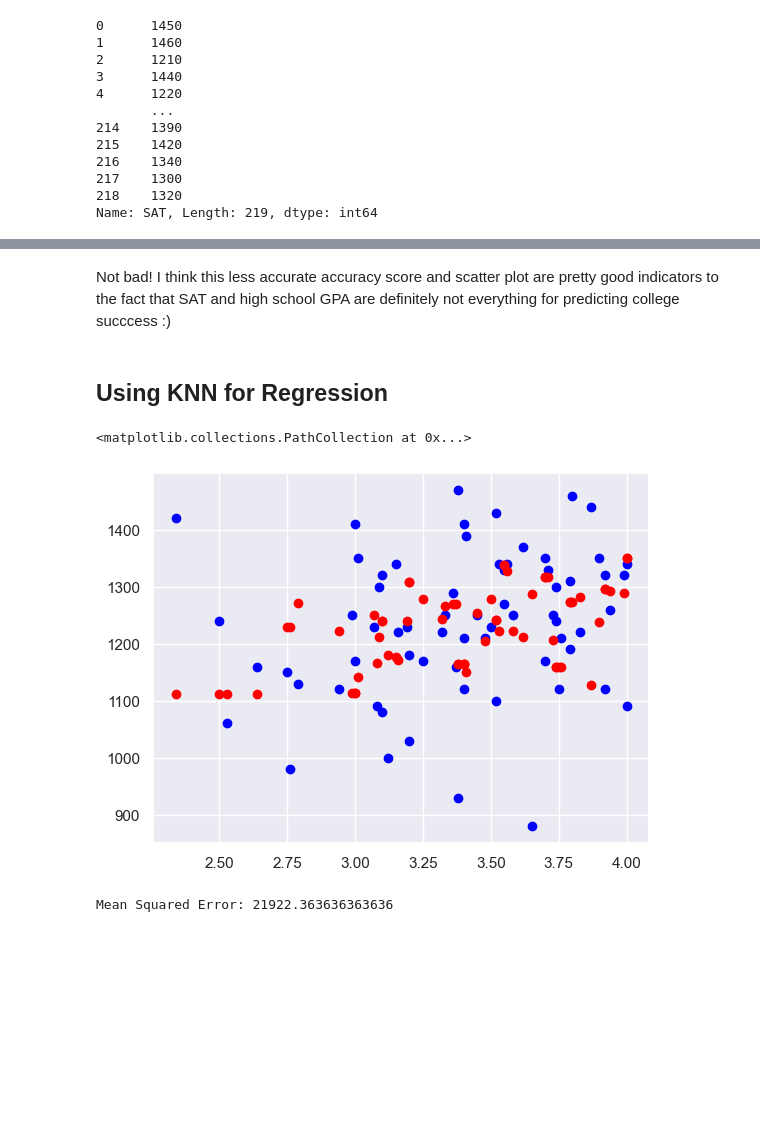
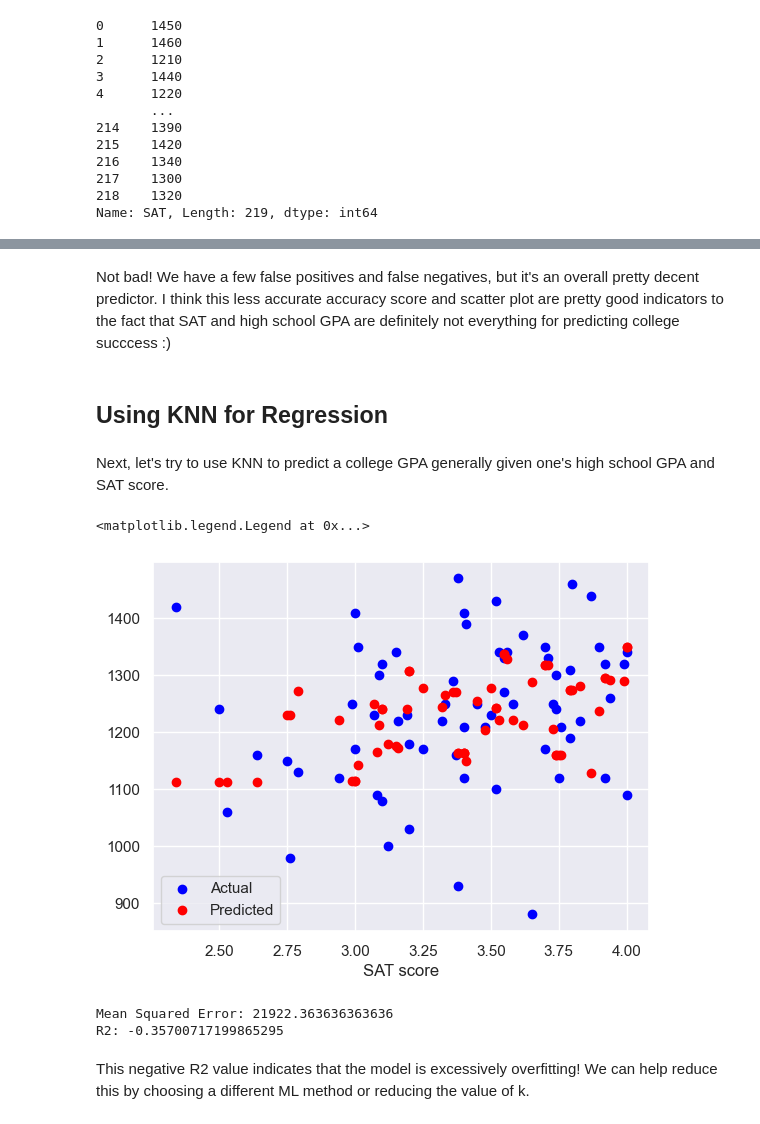
Before and after one commit to faithz314/INDE577, a Jupyter notebook: 577repo/Supervised Learning/5_K Nearest Neighbors/GPA.ipynb, the cells around one changed output, grey strips where cells are left out. Cells and saved outputs as stored; diff of their text form; code cells hidden in the pictures; blank space fills up the shorter version.

```diff
--- a/577repo/Supervised Learning/5_K Nearest Neighbors/GPA.ipynb
+++ b/577repo/Supervised Learning/5_K Nearest Neighbors/GPA.ipynb
@@ -173,42 +193,44 @@ Accuracy: 0.7945205479452054
 # %% [markdown]
-Not bad! I think this less accurate accuracy score and scatter plot are pretty good indicators to the fact that SAT and high school GPA are definitely not everything for predicting college succcess :)
+Not bad! We have a few false positives and false negatives, but it's an overall pretty decent predictor. I think this less accurate accuracy score and scatter plot are pretty good indicators to the fact that SAT and high school GPA are definitely not everything for predicting college succcess :)
 # %% [markdown]
 ## Using KNN for Regression
+# %% [markdown]
+Next, let's try to use KNN to predict a college GPA generally given one's high school GPA and SAT score.
 # %%
-import numpy as np
-from sklearn.model_selection import train_test_split
 from sklearn.neighbors import KNeighborsRegressor
-from sklearn.metrics import mean_squared_error
+from sklearn.metrics import mean_squared_error, r2_score
 
 # Assuming X contains high school GPA and y contains SAT scores
 df['SAT'] = df['SATV'] + df['SATM']
 
 Xreg = df['HSGPA'].values.reshape(-1, 1)
-
 yreg= df['SAT']
 
 
-# Split the data into training and testing sets
-X_train, X_test, y_train, y_test = train_test_split(Xreg, yreg, test_size=0.3, random_state=42)
+Xtrain, Xtest, ytrain, ytest = train_test_split(Xreg, yreg, test_size=0.3, random_state=42)
 
-# Initialize the KNN regressor with k=5 (you can adjust k as needed)
 knn = KNeighborsRegressor(n_neighbors=5)
+knn.fit(Xtrain, ytrain)
+ypred = knn.predict(Xtest)
 
-# Train the KNN regressor on the training data
-knn.fit(X_train, y_train)
-
-# Predict SAT scores for the test data
-y_pred = knn.predict(X_test)
-
-plt.scatter(X_test, y_test, color='blue', label='Actual')
-plt.scatter(X_test, y_pred, color='red', label='Predicted')
+plt.scatter(Xtest, ytest, color='blue', label='Actual')
+plt.scatter(Xtest, ypred, color='red', label='Predicted')
+plt.xlabel("HS GPA")
+plt.xlabel("SAT score")
+plt.legend()
 # %% [output]
-<matplotlib.collections.PathCollection at 0x...>
+<matplotlib.legend.Legend at 0x...>
-[figure, old version]
+[figure, new version]
 # %%
 
 # Calculate Mean Squared Error (MSE) as a measure of performance
-mse = mean_squared_error(y_test, y_pred)
+mse = mean_squared_error(ytest, ypred)
 print("Mean Squared Error:", mse)
+
+r2 = r2_score(ytest, ypred)
+print("R2:", r2)
 # %% [output]
 Mean Squared Error: 21922.363636363636
+R2: -0.35700717199865295
+# %% [markdown]
+This negative R2 value indicates that the model is excessively overfitting! We can help reduce this by choosing a different ML method or reducing the value of k.
```
Also changed, not shown: parts of 13 cells of this notebook, 1 other file.
